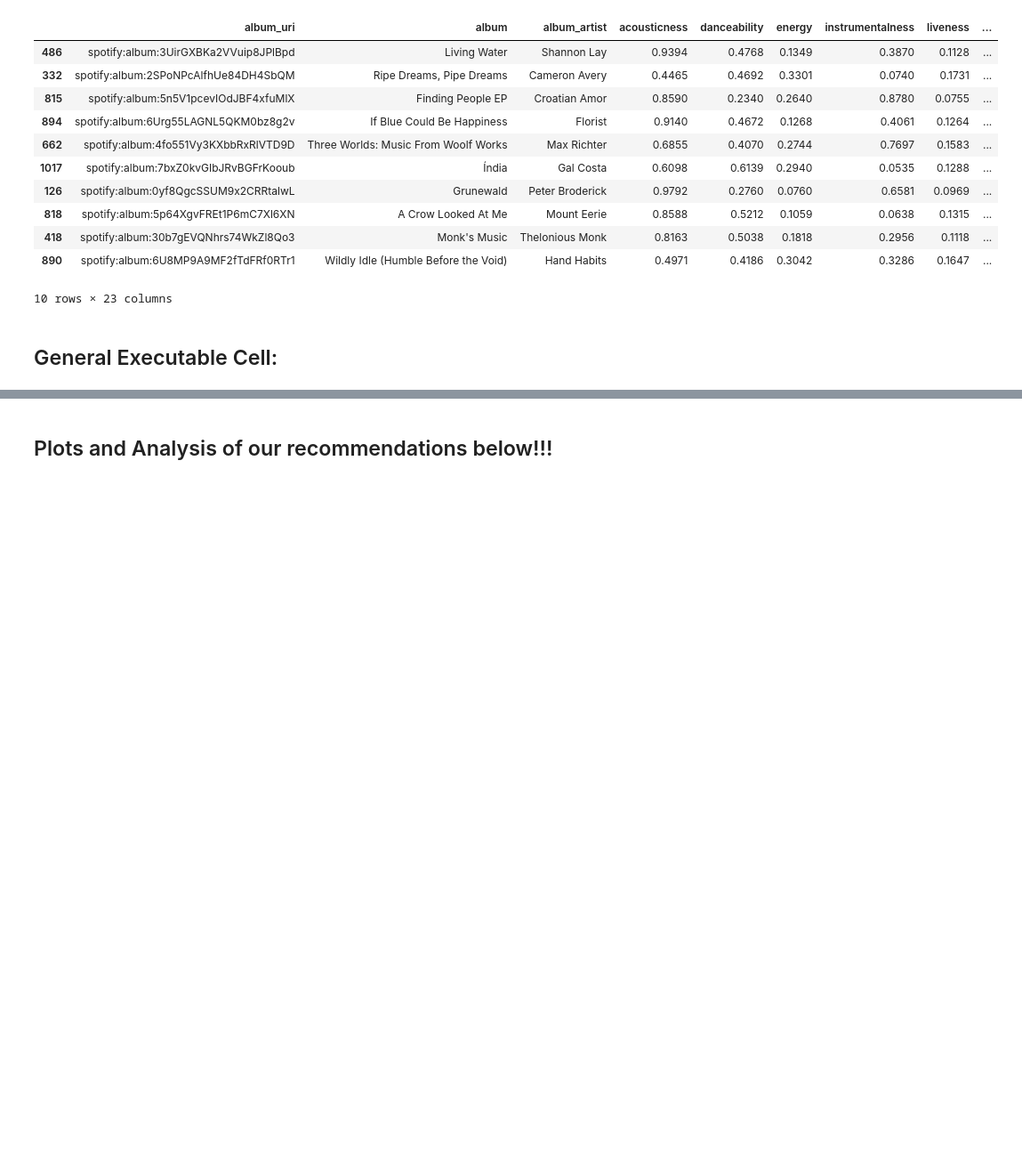
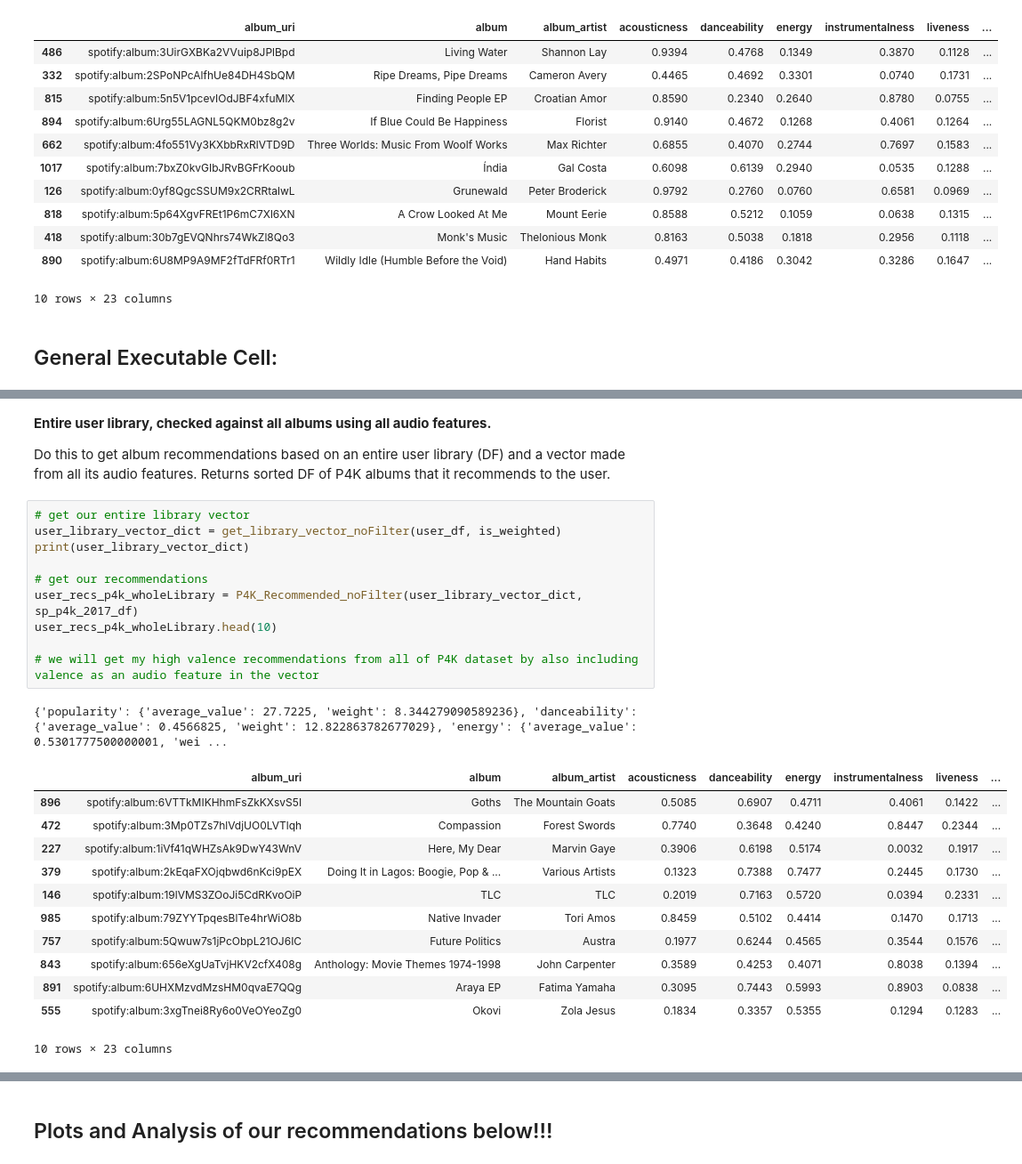
Before and after one commit to Anand-Patel-95/Pitchfork-Music-Recommender-Spotify, a Jupyter notebook: album_recommendations/User_Recommendations_P4K.ipynb, the cells around one changed output, grey strips where cells are left out. Shown: that part at 89% size. Saved outputs shown, nothing was run; the diff lists cells and outputs as text; blank space fills up the shorter version.

```diff
--- a/album_recommendations/User_Recommendations_P4K.ipynb
+++ b/album_recommendations/User_Recommendations_P4K.ipynb
@@ -331,0 +377,28 @@ user_recs_p4k.head(10)
+# %% [markdown]
+**Entire user library, checked against all albums using all audio features.**
+
+Do this to get album recommendations based on an entire user library (DF) and a vector made from all its audio features. Returns sorted DF of P4K albums that it recommends to the user.
+# %%
+# get our entire library vector
+user_library_vector_dict = get_library_vector_noFilter(user_df, is_weighted)
+print(user_library_vector_dict)
+
+# get our recommendations
+user_recs_p4k_wholeLibrary = P4K_Recommended_noFilter(user_library_vector_dict, sp_p4k_2017_df)
+user_recs_p4k_wholeLibrary.head(10)
+
+# we will get my high valence recommendations from all of P4K dataset by also including valence as an audio feature in the vector
+# %% [output]
+{'popularity': {'average_value': 27.7225, 'weight': 8.344279090589236}, 'danceability': {'average_value': 0.4566825, 'weight': 12.822863782677029}, 'energy': {'average_value': 0.5301777500000001, 'wei ...
+|  | album_uri | album | album_artist | acousticness | danceability | energy | instrumentalness | liveness | ... |
+| 896 | spotify:album:6VTTkMIKHhmFsZkKXsvS5I | Goths | The Mountain Goats | 0.5085 | 0.6907 | 0.4711 | 0.4061 | 0.1422 | ... |
+| 472 | spotify:album:3Mp0TZs7hlVdjUO0LVTlqh | Compassion | Forest Swords | 0.7740 | 0.3648 | 0.4240 | 0.8447 | 0.2344 | ... |
+| 227 | spotify:album:1iVf41qWHZsAk9DwY43WnV | Here, My Dear | Marvin Gaye | 0.3906 | 0.6198 | 0.5174 | 0.0032 | 0.1917 | ... |
+| 379 | spotify:album:2kEqaFXOjqbwd6nKci9pEX | Doing It in Lagos: Boogie, Pop & ... | Various Artists | 0.1323 | 0.7388 | 0.7477 | 0.2445 | 0.1730 | ... |
+| 146 | spotify:album:19lVMS3ZOoJi5CdRKvoOiP | TLC | TLC | 0.2019 | 0.7163 | 0.5720 | 0.0394 | 0.2331 | ... |
+| 985 | spotify:album:79ZYYTpqesBlTe4hrWiO8b | Native Invader | Tori Amos | 0.8459 | 0.5102 | 0.4414 | 0.1470 | 0.1713 | ... |
+| 757 | spotify:album:5Qwuw7s1jPcObpL21OJ6IC | Future Politics | Austra | 0.1977 | 0.6244 | 0.4565 | 0.3544 | 0.1576 | ... |
+| 843 | spotify:album:656eXgUaTvjHKV2cfX408g | Anthology: Movie Themes 1974-1998 | John Carpenter | 0.3589 | 0.4253 | 0.4071 | 0.8038 | 0.1394 | ... |
+| 891 | spotify:album:6UHXMzvdMzsHM0qvaE7QQg | Araya EP | Fatima Yamaha | 0.3095 | 0.7443 | 0.5993 | 0.8903 | 0.0838 | ... |
+| 555 | spotify:album:3xgTnei8Ry6o0VeOYeoZg0 | Okovi | Zola Jesus | 0.1834 | 0.3357 | 0.5355 | 0.1294 | 0.1283 | ... |
+10 rows × 23 columns
```
Also changed, not shown: parts of 6 cells of this notebook.
